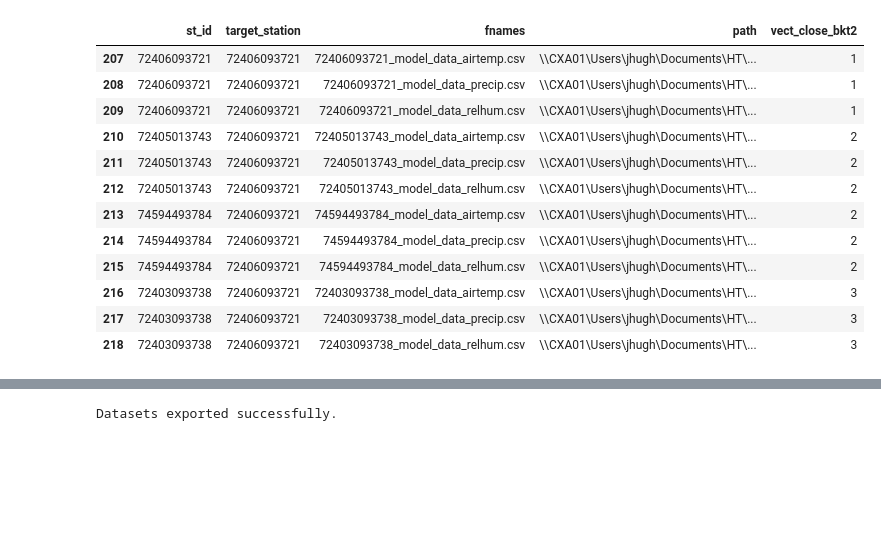
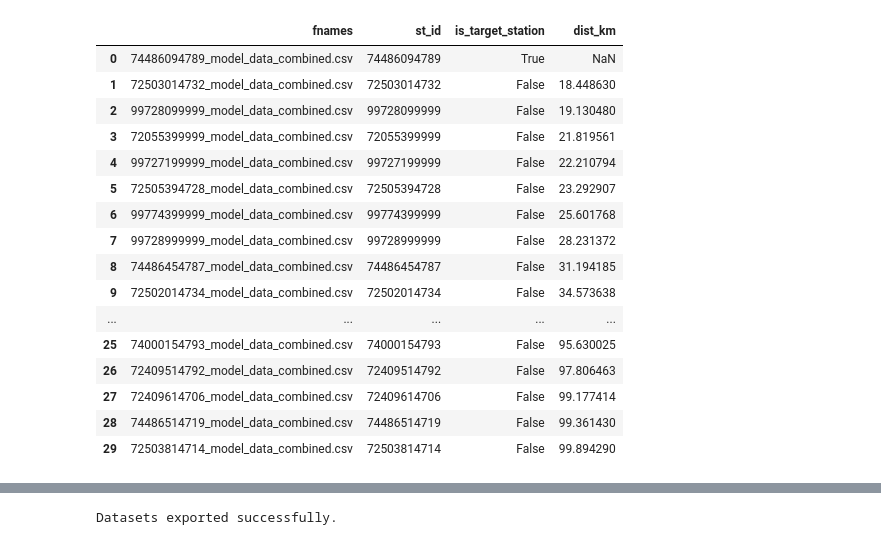
Before and after one commit to prajwal-skdlove/weathermetrics, a Jupyter notebook: Py_create_tcn_data/Py03_s4code_construct_data.ipynb, the cells around one changed output, grey strips where cells are left out. Drawn from its saved outputs; the diff is of its cells as text; code cells hidden in the pictures; blank space fills up the shorter version.

```diff
--- a/Py_create_tcn_data/Py03_s4code_construct_data.ipynb
+++ b/Py_create_tcn_data/Py03_s4code_construct_data.ipynb
@@ -200,52 +351,50 @@ def fn_create_tgt_matrix_pr07(mtx_data,tgt_metric,tgt_mod):
 # %%
 #STEP 1.  Select a station using ID to get its related stations
-# Get file of target stations and their related stations
-dt_trg_set = ipd02 + "Target_station_analysis_set.csv"
-lst_target_stations = [
-  "74486094789",
-  "72518014735",
-  "72508014740",
-  "72526014860",
-  "72406093721",
-  "72401013740",
-  "72219013874",
-  "72423093821",
-  "72428014821",
-  "72327013897"
-]
 
+
+#Load df of target stations and those close by
+#74486094789 is JFK airport
 #Select the target station for which predictions will be made
-#72508014740 is JFK airport
-st_id = lst_target_stations[4]
-num_st_keep = 4   #num of stations to keep for analysis
-analysis_set = dt_trg_set
-dt_analysis_set = pd.read_csv(analysis_set)
-dt_analysis_set['path'] = ipd02
-dt01 = dt_analysis_set[dt_analysis_set['target_station']==int(st_id)]
+#Select the target station for which predictions will be made
+dt_trg_set2 = ipd02 + "Station_Pairs_LE_100km_Info.csv"
+dt_analysis_set2 = pd.read_csv(dt_trg_set2)
+#Governs the target station in subsequent modules
+tgt_stid =  "74486094789"
+
+#Nearby stations within 100km
+dt_analysis_set_keys = fn_get_nearby_stations(tgt_stid,dt_analysis_set2,ipd03)
+
+nstations_in_100km = len(dt_analysis_set_keys) #number of stations within 100 km
+num_st_keep = 20   #num of stations to keep for analysis
+nstations = min(nstations_in_100km,num_st_keep)
+
+#analysis_set = dt_trg_set
+#dt_analysis_set = pd.read_csv(analysis_set)
+#dt_analysis_set['path'] = ipd02
+#dt01 = dt_analysis_set[dt_analysis_set['target_station']==int(st_id)]
 #uniq_stat = dt01['vect_close_bkt2'].unique()[:2]
-uniq_station = dt01['st_id'].unique()[:num_st_keep]
-dt02 = dt01[dt01['st_id'].isin(uniq_station)]
-
-selected_columns = ['st_id','target_station',
-                    'fnames','path','vect_close_bkt2']
-#The output below is fed to STEP 2 to run the analysis
-dt_analysis_set_keys = dt02[selected_columns].copy()
+#uniq_station = dt01['st_id'].unique()[:num_st_keep]
+#dt02 = dt01[dt01['st_id'].isin(uniq_station)]
 
 dt_analysis_set_keys
 # %% [output]
-|  | st_id | target_station | fnames | path | vect_close_bkt2 |
-| 207 | 72406093721 | 72406093721 | 72406093721_model_data_airtemp.csv | \\CXA01\Users\jhugh\Documents\HT\... | 1 |
-| 208 | 72406093721 | 72406093721 | 72406093721_model_data_precip.csv | \\CXA01\Users\jhugh\Documents\HT\... | 1 |
-| 209 | 72406093721 | 72406093721 | 72406093721_model_data_relhum.csv | \\CXA01\Users\jhugh\Documents\HT\... | 1 |
-| 210 | 72405013743 | 72406093721 | 72405013743_model_data_airtemp.csv | \\CXA01\Users\jhugh\Documents\HT\... | 2 |
-| 211 | 72405013743 | 72406093721 | 72405013743_model_data_precip.csv | \\CXA01\Users\jhugh\Documents\HT\... | 2 |
-| 212 | 72405013743 | 72406093721 | 72405013743_model_data_relhum.csv | \\CXA01\Users\jhugh\Documents\HT\... | 2 |
-| 213 | 74594493784 | 72406093721 | 74594493784_model_data_airtemp.csv | \\CXA01\Users\jhugh\Documents\HT\... | 2 |
-| 214 | 74594493784 | 72406093721 | 74594493784_model_data_precip.csv | \\CXA01\Users\jhugh\Documents\HT\... | 2 |
-| 215 | 74594493784 | 72406093721 | 74594493784_model_data_relhum.csv | \\CXA01\Users\jhugh\Documents\HT\... | 2 |
-| 216 | 72403093738 | 72406093721 | 72403093738_model_data_airtemp.csv | \\CXA01\Users\jhugh\Documents\HT\... | 3 |
-| 217 | 72403093738 | 72406093721 | 72403093738_model_data_precip.csv | \\CXA01\Users\jhugh\Documents\HT\... | 3 |
-| 218 | 72403093738 | 72406093721 | 72403093738_model_data_relhum.csv | \\CXA01\Users\jhugh\Documents\HT\... | 3 |
+|  | fnames | st_id | is_target_station | dist_km |
+| 0 | 74486094789_model_data_combined.csv | 74486094789 | True | NaN |
+| 1 | 72503014732_model_data_combined.csv | 72503014732 | False | 18.448630 |
+| 2 | 99728099999_model_data_combined.csv | 99728099999 | False | 19.130480 |
+| 3 | 72055399999_model_data_combined.csv | 72055399999 | False | 21.819561 |
+| 4 | 99727199999_model_data_combined.csv | 99727199999 | False | 22.210794 |
+| 5 | 72505394728_model_data_combined.csv | 72505394728 | False | 23.292907 |
+| 6 | 99774399999_model_data_combined.csv | 99774399999 | False | 25.601768 |
+| 7 | 99728999999_model_data_combined.csv | 99728999999 | False | 28.231372 |
+| 8 | 74486454787_model_data_combined.csv | 74486454787 | False | 31.194185 |
+| 9 | 72502014734_model_data_combined.csv | 72502014734 | False | 34.573638 |
+| ... | ... | ... | ... | ... |
+| 25 | 74000154793_model_data_combined.csv | 74000154793 | False | 95.630025 |
+| 26 | 72409514792_model_data_combined.csv | 72409514792 | False | 97.806463 |
+| 27 | 72409614706_model_data_combined.csv | 72409614706 | False | 99.177414 |
+| 28 | 74486514719_model_data_combined.csv | 74486514719 | False | 99.361430 |
+| 29 | 72503814714_model_data_combined.csv | 72503814714 | False | 99.894290 |
 # %%
 #STEP 2.  Use elements created in STEP 1 to get a data matrix for analysis
 #All the available stations which have all three metrics needed for model
```
Also changed, not shown: parts of 14 cells of this notebook.
